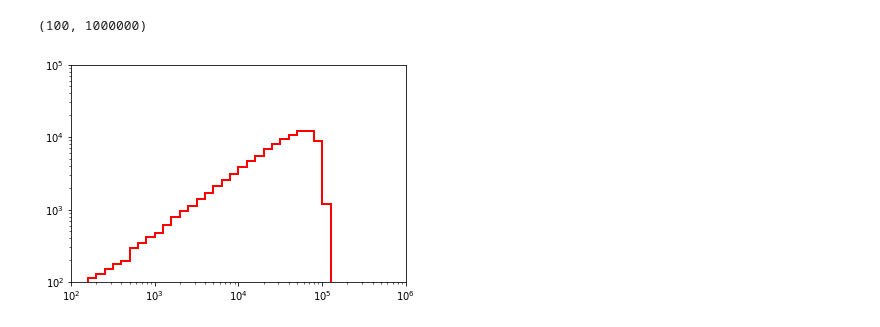
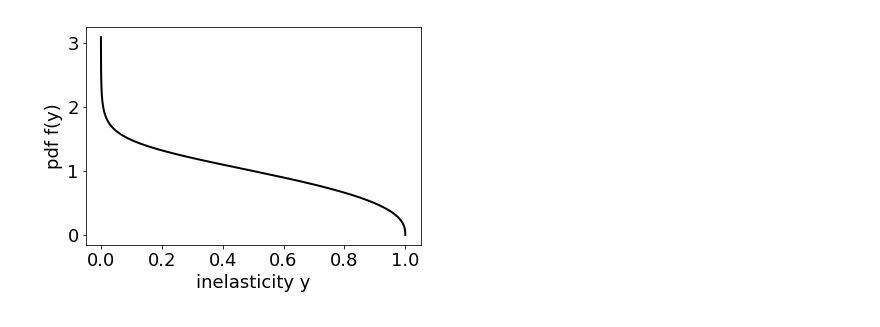
Before and after one commit to HansN87/TUM-lectures-PH2282, a Jupyter notebook: ex4/understanding_marginalization_of_latent_variables_through_sampling.ipynb, the cells around one changed output. Drawn from its saved outputs; the diff is of its cells as text; code cells hidden in the pictures.

```diff
--- a/ex4/understanding_marginalization_of_latent_variables_through_sampling.ipynb
+++ b/ex4/understanding_marginalization_of_latent_variables_through_sampling.ipynb
@@ -20,11 +0,0 @@ reco_energies = np.random.normal(edep, 0.1 * edep)
-# %%
-edges = np.linspace(2,7,51)
-edges = 10 ** edges
-plt.hist(reco_energies, bins=edges, histtype='step', color='red', linewidth=2)
-plt.xscale('log')
-plt.yscale('log')
-plt.ylim([10**2, 10**5])
-plt.xlim([10**2, 10**6])
-# %% [output]
-(100, 1000000)
-[figure, removed]
@@ -35,0 +21,29 @@ def joint_pdf(erec, y):
+# %%
+# We first define all relevant pdfs.
+# The inelasticity is limited to the interval [0, 1].
+# A natural choice for such a random variable would be a beta pdf, which we choose here for simplicity
+# (we ignore the physical distribution of y)
+# https://en.wikipedia.org/wiki/Beta_distribution
+
+# We choose the parameters a,b such that it behaves somewhat like the physical version in that it peaks towards y=0,\
+# decays towards y=1 and has a mean of O(0.1)
+# The distribution is shown below.
+
+# in general the distribution depends on E_nu and thus we have f(y | E_nu)
+# In our simple problem we assume independence i.e. f(y | E_nu) = f(y)
+
+import numpy as np
+from scipy.stats import beta, norm
+import matplotlib.pyplot as plt
+
+x = np.linspace(0,1, 10000)
+a = 0.9
+b = 1.4
+y = beta.pdf(x, a, b)
+plt.plot(x,y, "k-", linewidth=2)
+plt.ylabel("pdf f(y)", fontsize=18)
+plt.xlabel("inelasticity y", fontsize=18)
+plt.tick_params(labelsize=18)
+plt.show()
+# %% [output]
+[figure, added]
```
Also changed, not shown: parts of 9 cells of this notebook.
